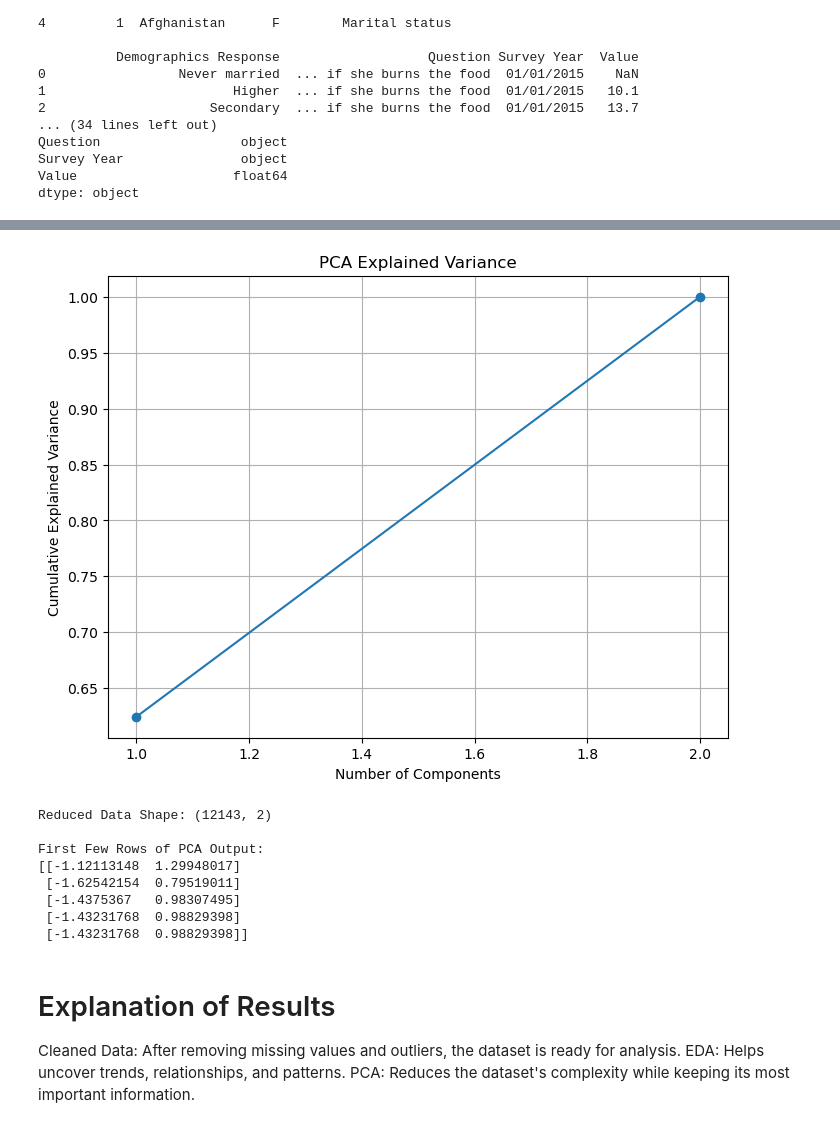
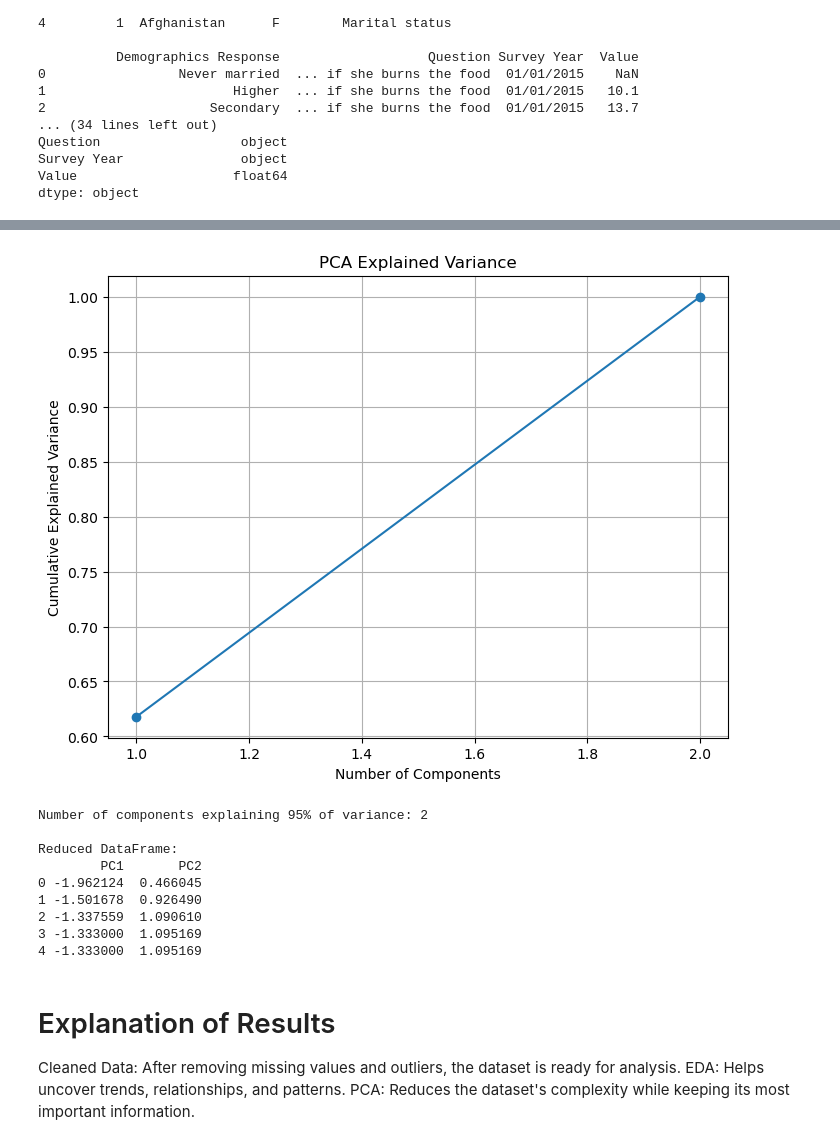
Before and after one commit to CharlesMalonRocha/Data-Exploration-and-Preparation-CA1, a Jupyter notebook: Data Exploration and Preparation - CA1.ipynb, the cells around one changed output, grey strips where cells are left out. Cells and saved outputs as stored; diff of their text form; code cells hidden in the pictures.

```diff
--- a/Data Exploration and Preparation - CA1.ipynb
+++ b/Data Exploration and Preparation - CA1.ipynb
@@ -218,50 +221,66 @@ plt.show()
 # %%
 # Principal Component Analysis
 # %%
-# Importing necessary libraries
+import pandas as pd
+import numpy as np
+import matplotlib.pyplot as plt
 from sklearn.decomposition import PCA
 from sklearn.preprocessing import StandardScaler
 
-# Step 1: Standardize the data
-# Drop non-numeric columns and apply scaling
+# Loading the dataset
+df = pd.read_csv("cleaned_dataset_0.csv")
+
+# Selecting numeric columns for PCA
 numeric_data = df.select_dtypes(include=[np.number])
+if numeric_data.empty:
+    raise ValueError("No numeric data found. Ensuring your dataset has numeric columns for PCA.")
+
+# Standardizing the data (important for PCA)
 scaler = StandardScaler()
 scaled_data = scaler.fit_transform(numeric_data)
 
-# Step 2: Fit PCA
+# Applying PCA without specifying components (analyzing explained variance)
 pca = PCA()
 pca_data = pca.fit_transform(scaled_data)
 
-# Step 3: Explained variance ratio
+# Analyzing the explained variance
 explained_variance = pca.explained_variance_ratio_
 
-# Plot explained variance
+# Plotting explained variance
 plt.figure(figsize=(8, 6))
 plt.plot(range(1, len(explained_variance) + 1), explained_variance.cumsum(), marker='o')
 plt.xlabel("Number of Components")
 plt.ylabel("Cumulative Explained Variance")
 plt.title("PCA Explained Variance")
 plt.grid()
 plt.show()
 
-# Step 4: Select top components
-n_components = 2  # Example: choose 2 components
+# Reducing data to top components
+# Selecting the number of components explaining 95% of the variance (or another threshold)
+n_components = np.argmax(np.cumsum(explained_variance) >= 0.95) + 1
+print(f"Number of components explaining 95% of variance: {n_components}")
+
+# Reapplying PCA with selected components
 pca = PCA(n_components=n_components)
 reduced_data = pca.fit_transform(scaled_data)
 
-print(f"\nReduced Data Shape: {reduced_data.shape}")
-print("\nFirst Few Rows of PCA Output:")
-print(reduced_data[:5])
+# Adding PCA components back to a DataFrame for further analysis
+reduced_df = pd.DataFrame(reduced_data, columns=[f"PC{i+1}" for i in range(n_components)])
+
+# Displaying the reduced data
+print("\nReduced DataFrame:")
+print(reduced_df.head())
 # %% [output]
-[figure, old version]
+[figure, new version]
-Reduced Data Shape: (12143, 2)
+Number of components explaining 95% of variance: 2
 
-First Few Rows of PCA Output:
-[[-1.12113148  1.29948017]
- [-1.62542154  0.79519011]
- [-1.4375367   0.98307495]
- [-1.43231768  0.98829398]
- [-1.43231768  0.98829398]]
+Reduced DataFrame:
+        PC1       PC2
+0 -1.962124  0.466045
+1 -1.501678  0.926490
+2 -1.337559  1.090610
+3 -1.333000  1.095169
+4 -1.333000  1.095169
 # %% [markdown]
 # Explanation of Results
 
```
Also changed, not shown: parts of 5 cells of this notebook, 15 other files.
